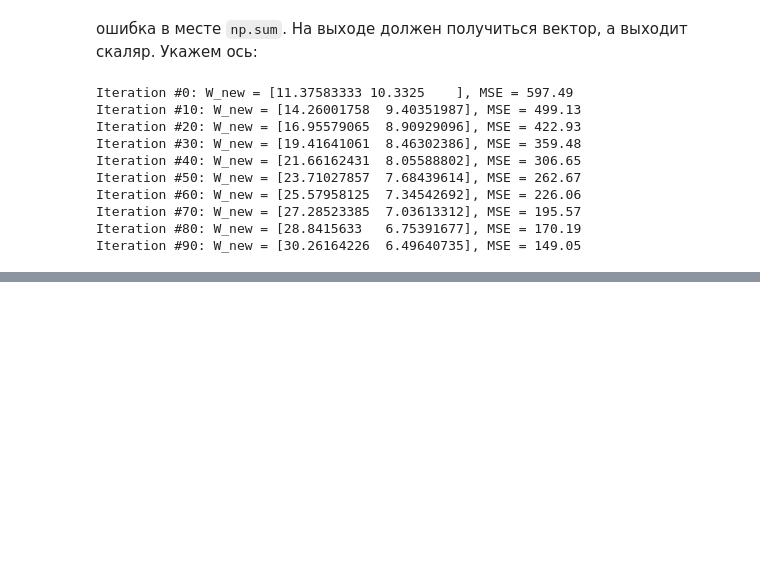
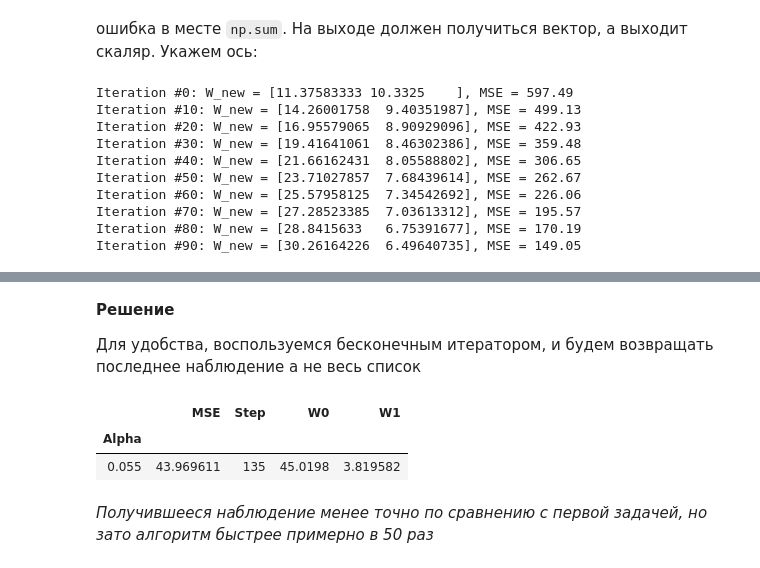
Before and after one commit to DmitryVGusev/GB-DA-Algorithms, a Jupyter notebook: Homework/DA-Algorithms_homework1.ipynb, the cells around one changed output, grey strips where cells are left out. Cells and saved outputs as stored; diff of their text form; code cells hidden in the pictures; blank space fills up the shorter version.

```diff
--- a/Homework/DA-Algorithms_homework1.ipynb
+++ b/Homework/DA-Algorithms_homework1.ipynb
@@ -267,0 +273,4 @@ Iteration #90: W_new = [30.26164226  6.49640735], MSE = 149.05
+# %% [markdown]
+__Решение__
+
+Для удобства, воспользуемся бесконечным итератором, и будем возвращать последнее наблюдение а не весь список
@@ -267,0 +279,28 @@ Iteration #90: W_new = [30.26164226  6.49640735], MSE = 149.05
+# %%
+def get_linear_optimum_tol(X, y, mse_delta=1e-4, alpha=1e-2):
+    mse = lambda y, y_pred: np.mean((y - y_pred)**2)
+    n = X.shape[1]
+    W = np.array([1, 0.5])
+
+    last_mse = float('Inf')
+
+    for i in count(start=1, step=1):
+        y_pred = np.dot(W, X)
+        err = mse(y, y_pred)
+
+        if last_mse - err < mse_delta:
+            return (err, i, alpha, *W)
+
+        last_mse = err
+        W -= alpha * (1/n * 2 * np.sum(X * (y_pred - y), axis=1))
+# %%
+pd.DataFrame(
+    [get_linear_optimum_tol(X, y, alpha=alpha) for alpha in np.arange(0.009,0.07, 0.001)],
+    columns=['MSE', 'Step', 'Alpha', 'W0', 'W1']
+).set_index('Alpha').sort_values(['MSE', 'Step']).head(1)
+# %% [output]
+|  | MSE | Step | W0 | W1 |
+| Alpha |  |  |  |  |
+| 0.055 | 43.969611 | 135 | 45.0198 | 3.819582 |
+# %% [markdown]
+_Получившееся наблюдение менее точно по сравнению с первой задачей, но зато алгоритм быстрее примерно в 50 раз_
```
Also changed, not shown: parts of 5 cells of this notebook.
